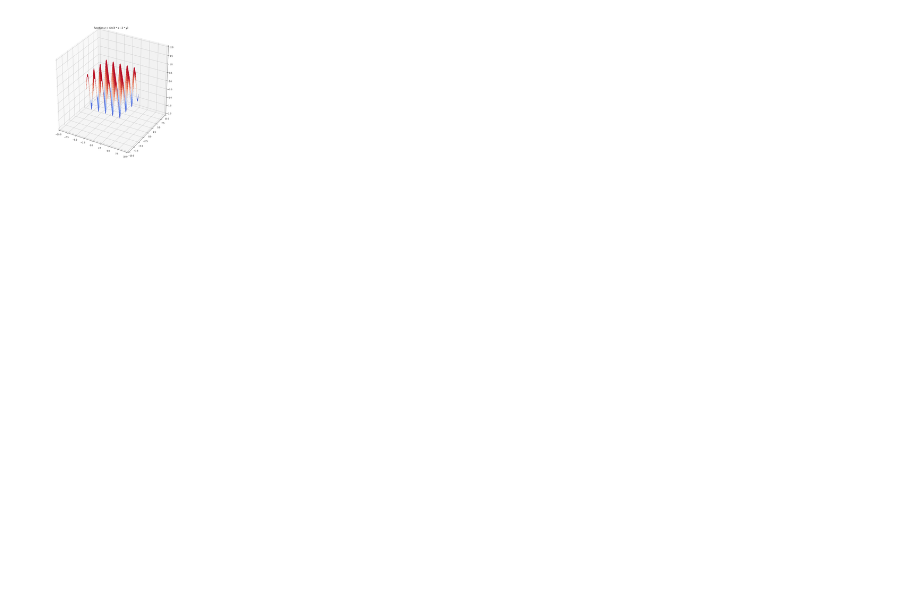
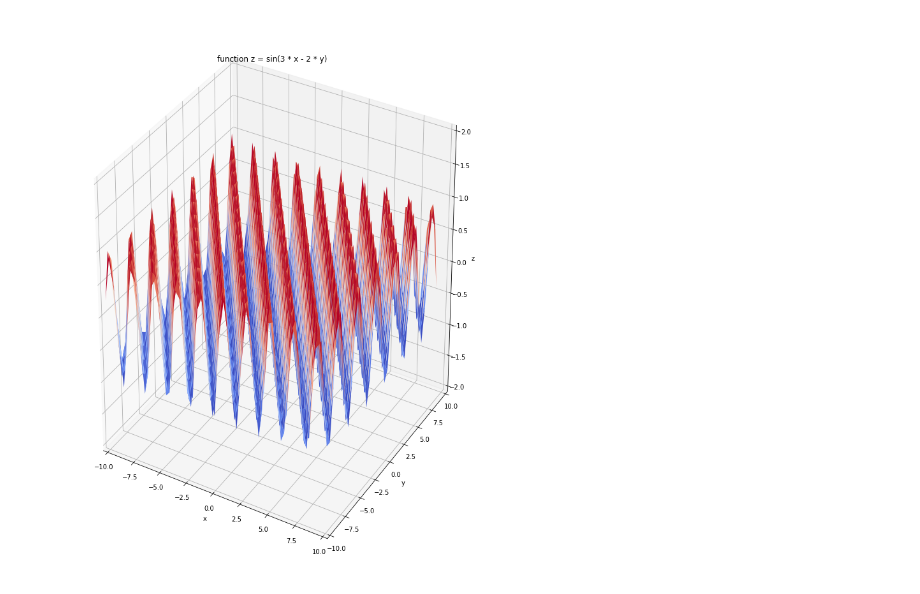
Before and after one commit to justdoit0823/notes, a Jupyter notebook: python/jupyter/plot-multivariate-funciton.ipynb, the cells around one changed output. Cells and saved outputs as stored; diff of their text form; code cells hidden in the pictures; blank space fills up the shorter version.

```diff
--- a/python/jupyter/plot-multivariate-funciton.ipynb
+++ b/python/jupyter/plot-multivariate-funciton.ipynb
@@ -64,19 +76,23 @@ fig.show()
 # %%
-fig = plt.figure(figsize=(10, 10))
-ax1 = Axes3D(fig)
+fig = plt.figure(figsize=(10, 12))
+ax3 = Axes3D(fig)
 
-X = np.arange(-5, 5, 0.3)
-Y = np.arange(-5, 5, 0.3)
+X = np.arange(-10, 10, 0.5)
+Y = np.arange(-10, 10, 0.5)
 X, Y = np.meshgrid(X, Y)
 Z = np.sin(3 * X + 2 * Y)
 
-ax1.set_xlim(-10, 10)
-ax1.set_ylim(-10, 10)
-ax1.set_zlim(-2, 2)
+ax3.set_xlabel("x")
+ax3.set_ylabel("y")
+ax3.set_zlabel("z")
 
-surf = ax1.plot_surface(X, Y, Z, cmap=cm.coolwarm, linewidth=0, antialiased=False)
+ax3.set_xlim(-10, 10)
+ax3.set_ylim(-10, 10)
+ax3.set_zlim(-2, 2)
+
+surf = ax3.plot_surface(X, Y, Z, cmap=cm.coolwarm)
 
 plt.title("function z = sin(3 * x - 2 * y)")
 fig.show()
 # %% [output]
-[figure, old version]
+[figure, new version]
```
Also changed, not shown: parts of 4 cells of this notebook.
